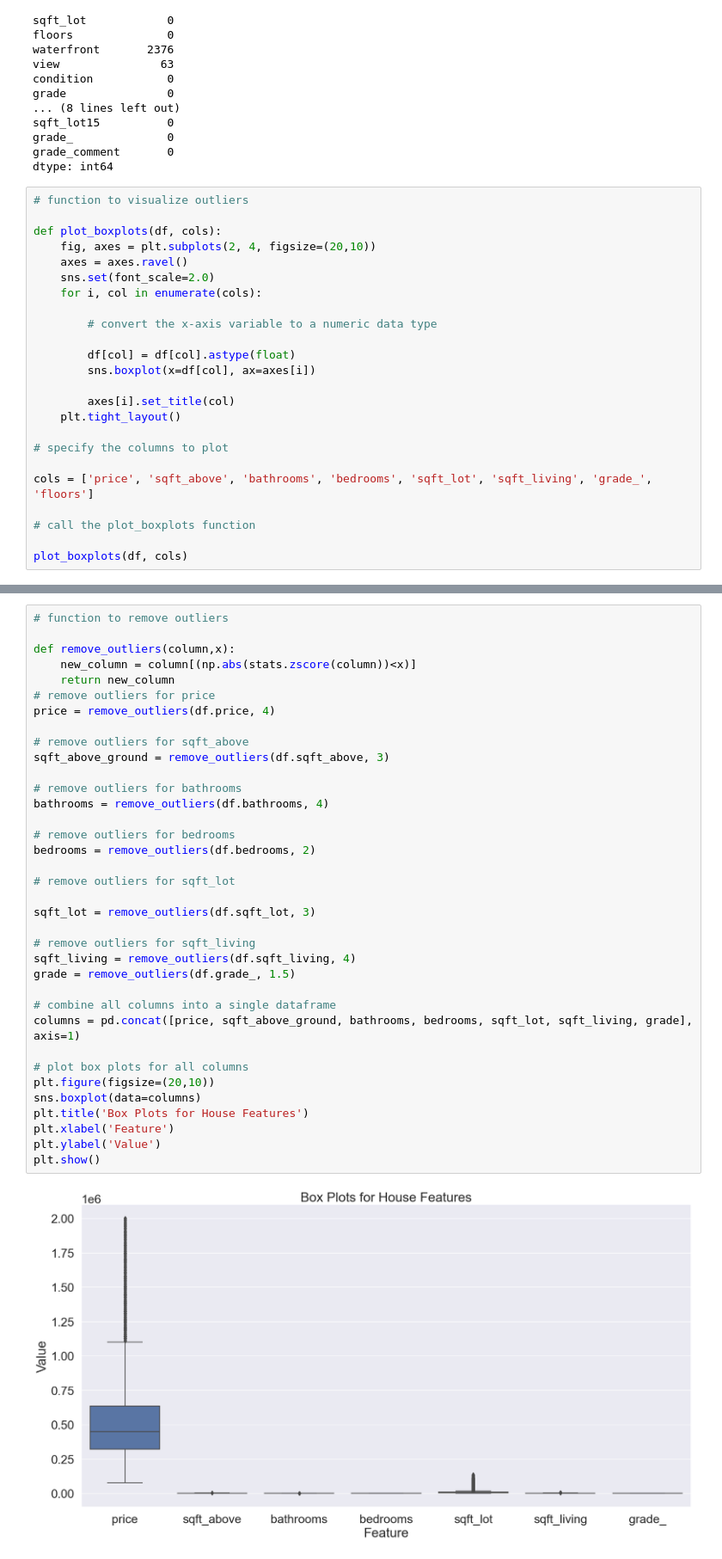
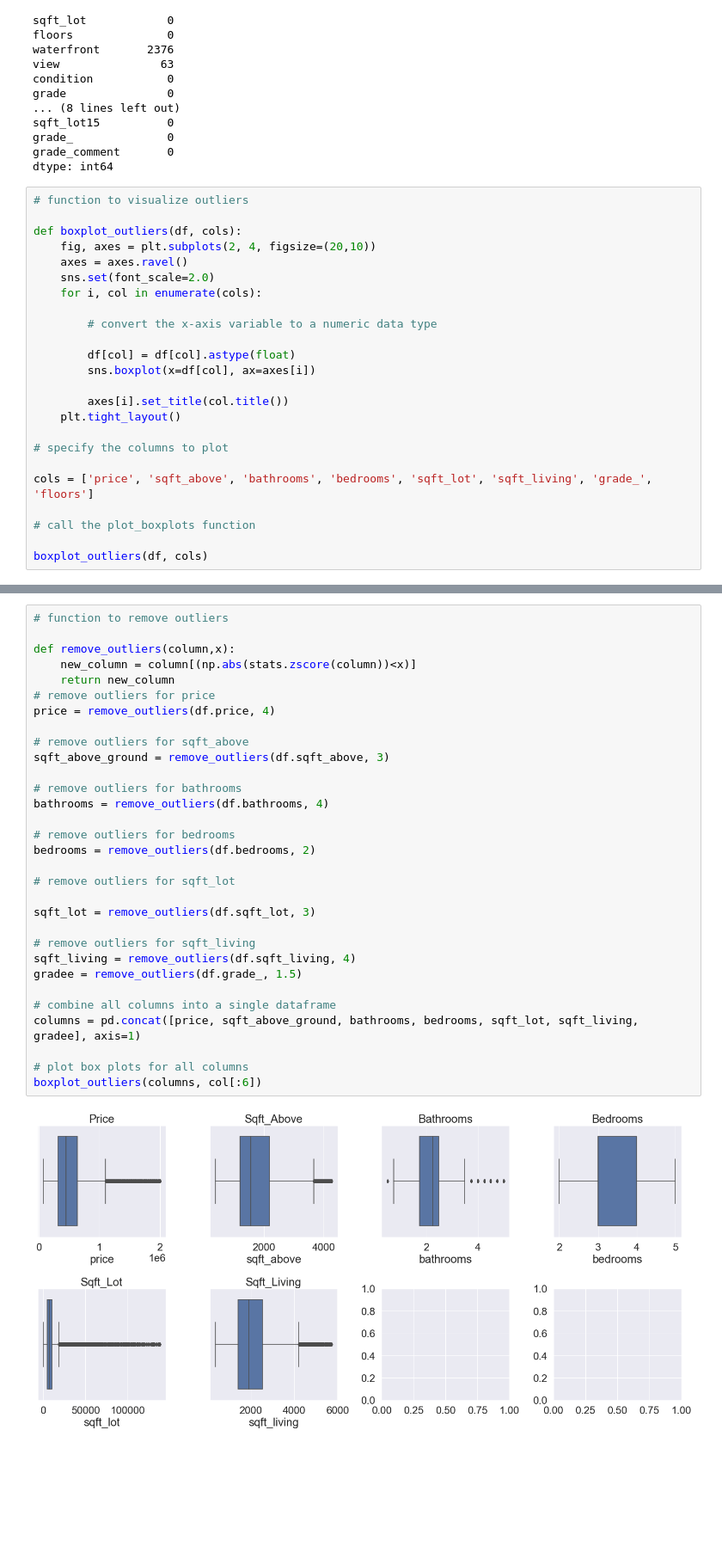
Before and after one commit to Agai-Beryl/Northwestern-County-Real-Estate-Price-Forecast, a Jupyter notebook: student.ipynb, the cells around one changed output, grey strips where cells are left out. Shown at 86% size. Cells and saved outputs as stored; diff of their text form; blank space fills up the shorter version.

Commit message:
adjust boxplots

```diff
--- a/student.ipynb
+++ b/student.ipynb
@@ -197,7 +197,7 @@ dtype: int64
 # %%
 # function to visualize outliers
 
-def plot_boxplots(df, cols):
+def boxplot_outliers(df, cols):
     fig, axes = plt.subplots(2, 4, figsize=(20,10))
     axes = axes.ravel()
     sns.set(font_scale=2.0)
@@ -208,7 +208,7 @@ def plot_boxplots(df, cols):
         df[col] = df[col].astype(float)
         sns.boxplot(x=df[col], ax=axes[i])
 
-        axes[i].set_title(col)
+        axes[i].set_title(col.title())
     plt.tight_layout()
 
 # specify the columns to plot
@@ -217,44 +217,39 @@ cols = ['price', 'sqft_above', 'bathrooms', 'bedrooms', 'sqft_lot', 'sqft_living
 
 # call the plot_boxplots function
 
-plot_boxplots(df, cols)
+boxplot_outliers(df, cols)
 # %% [output]
 [figure]
 # %%
 # function to remove outliers
 
 def remove_outliers(column,x):
     new_column = column[(np.abs(stats.zscore(column))<x)]
     return new_column
 # remove outliers for price
 price = remove_outliers(df.price, 4)
 
 # remove outliers for sqft_above
 sqft_above_ground = remove_outliers(df.sqft_above, 3)
 
 # remove outliers for bathrooms
 bathrooms = remove_outliers(df.bathrooms, 4)
 
 # remove outliers for bedrooms
 bedrooms = remove_outliers(df.bedrooms, 2)
 
 # remove outliers for sqft_lot
 
 sqft_lot = remove_outliers(df.sqft_lot, 3)
 
 # remove outliers for sqft_living
 sqft_living = remove_outliers(df.sqft_living, 4)
-grade = remove_outliers(df.grade_, 1.5)
+gradee = remove_outliers(df.grade_, 1.5)
 
 # combine all columns into a single dataframe
-columns = pd.concat([price, sqft_above_ground, bathrooms, bedrooms, sqft_lot, sqft_living, grade], axis=1)
+columns = pd.concat([price, sqft_above_ground, bathrooms, bedrooms, sqft_lot, sqft_living, gradee], axis=1)
 
 # plot box plots for all columns
-plt.figure(figsize=(20,10))
-sns.boxplot(data=columns)
-plt.title('Box Plots for House Features')
-plt.xlabel('Feature')
-plt.ylabel('Value')
-plt.show()
+boxplot_outliers(columns, col[:6])
 # %% [output]
-[figure, old version]
+[figure, new version]
```
